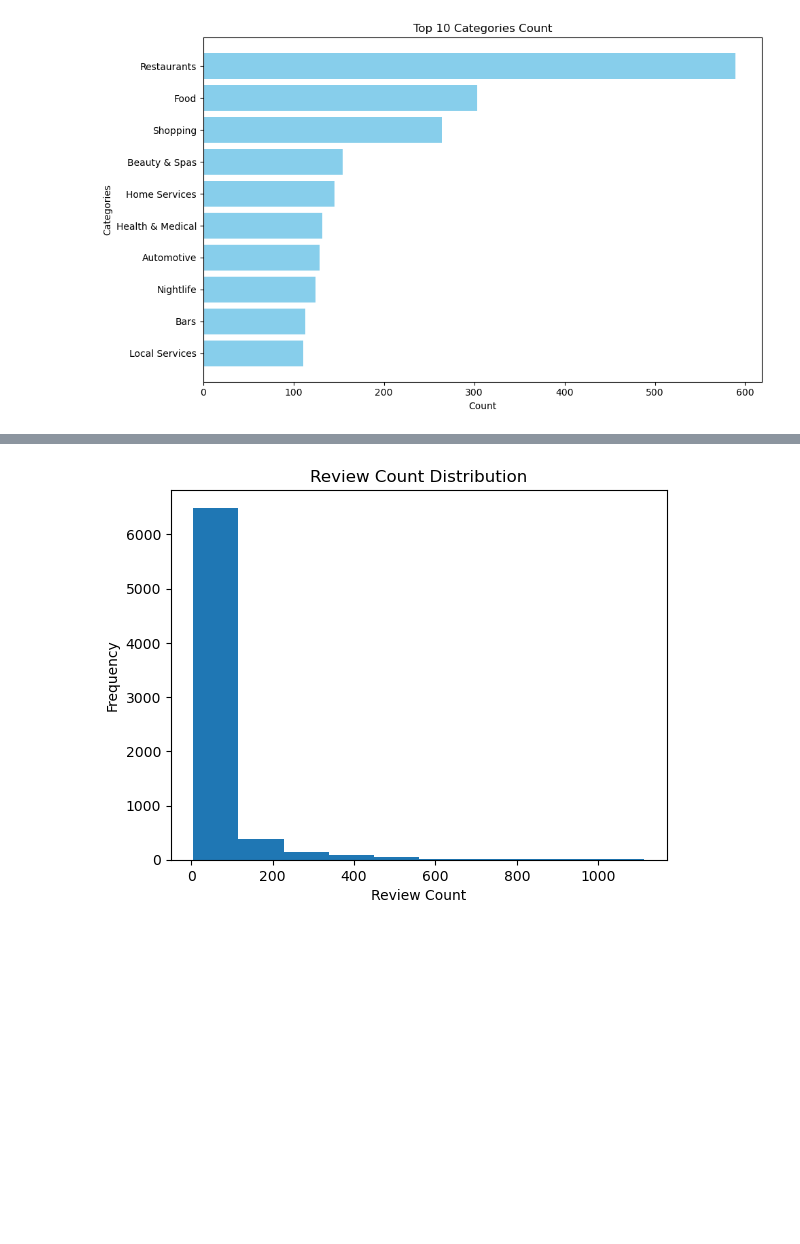
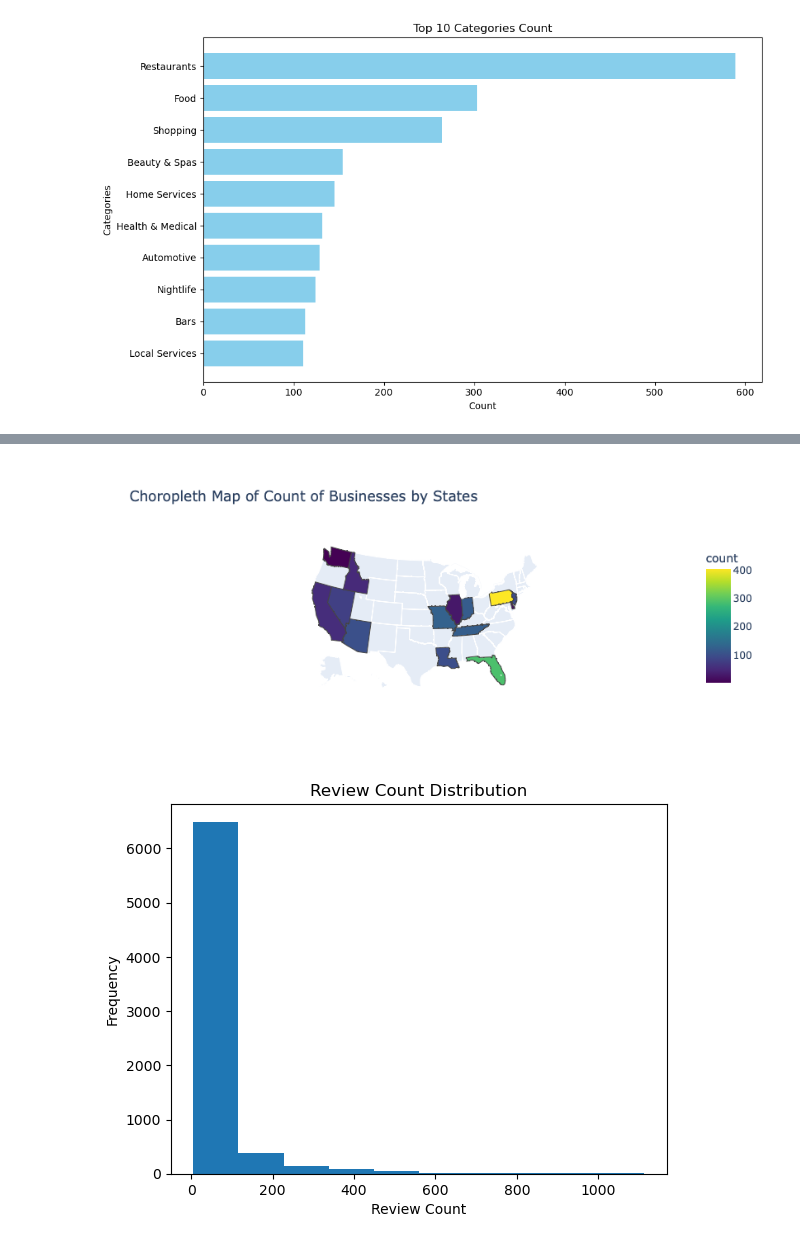
Before and after one commit to sdingx/bdp_summer23, a Jupyter notebook: EDA.ipynb, the cells around one changed output, grey strips where cells are left out. Saved outputs shown, nothing was run; the diff lists cells and outputs as text; code cells hidden in the pictures; blank space fills up the shorter version.

Commit message:
fixed plotly

```diff
--- a/EDA.ipynb
+++ b/EDA.ipynb
@@ -170,3 +189,22 @@ pdf2.head()
+# %%
+import plotly.express as px
+import plotly.io as pio
+pio.renderers.default = "jupyterlab"
+fig = px.choropleth(
+    pdf2,
+    locations="state",  # Column containing state abbreviations
+    locationmode="USA-states",       # Use USA state-level mapping
+    color="count",                   # Column to determine the color intensity
+    hover_name="state", # Tooltip text
+    scope="usa",                     # Map scope to USA
+    color_continuous_scale="Viridis", # Color scale
+    title="Choropleth Map of Count of Businesses by States"
+)
+
+# Show the map
+fig.show()
+# %% [output]
+[figure, added]
 # %%
 # Review Count Distribution
 review_count_dist = business.select("review_count").rdd.flatMap(lambda x: x).histogram(10)
```
Also changed, not shown: parts of 15 cells of this notebook.
